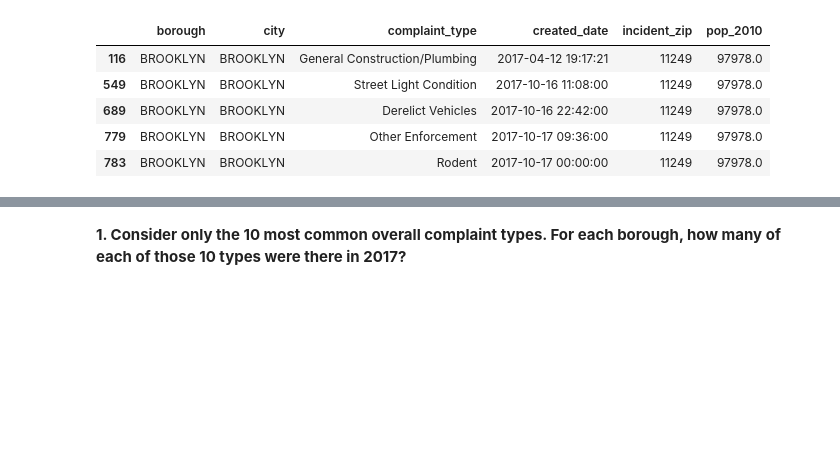
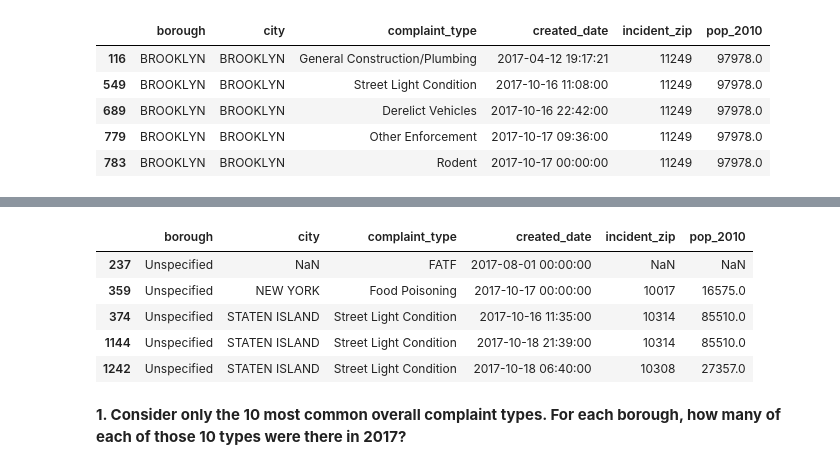
Before and after one commit to rmarji/dbrs, a Jupyter notebook: 311.ipynb, the cells around one changed output, grey strips where cells are left out. Drawn from its saved outputs; the diff is of its cells as text; code cells hidden in the pictures; blank space fills up the shorter version.

```diff
--- a/311.ipynb
+++ b/311.ipynb
@@ -132,3 +111,13 @@ df[df.borough == 'Unspecified']
+# %%
+# TODO Potential idea to clean this would be to use the zipcode as a ref point for which borough this belongs to.
+df[df.borough == 'Unspecified'].head()
+# %% [output]
+|  | borough | city | complaint_type | created_date | incident_zip | pop_2010 |
+| 237 | Unspecified | NaN | FATF | 2017-08-01 00:00:00 | NaN | NaN |
+| 359 | Unspecified | NEW YORK | Food Poisoning | 2017-10-17 00:00:00 | 10017 | 16575.0 |
+| 374 | Unspecified | STATEN ISLAND | Street Light Condition | 2017-10-16 11:35:00 | 10314 | 85510.0 |
+| 1144 | Unspecified | STATEN ISLAND | Street Light Condition | 2017-10-18 21:39:00 | 10314 | 85510.0 |
+| 1242 | Unspecified | STATEN ISLAND | Street Light Condition | 2017-10-18 06:40:00 | 10308 | 27357.0 |
 # %% [markdown]
 **1. Consider only the 10 most common overall complaint types. For each borough, how many of each of those 10 types were there in 2017?**
 # %%
```
Also changed, not shown: parts of 1 cell of this notebook.
